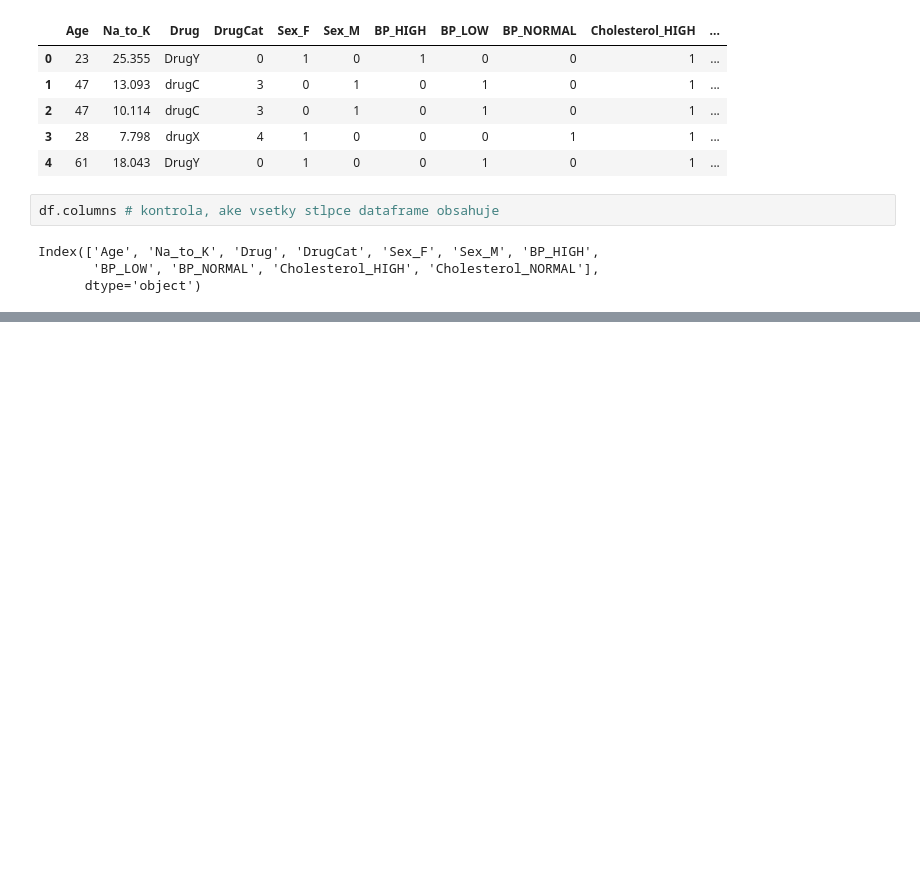
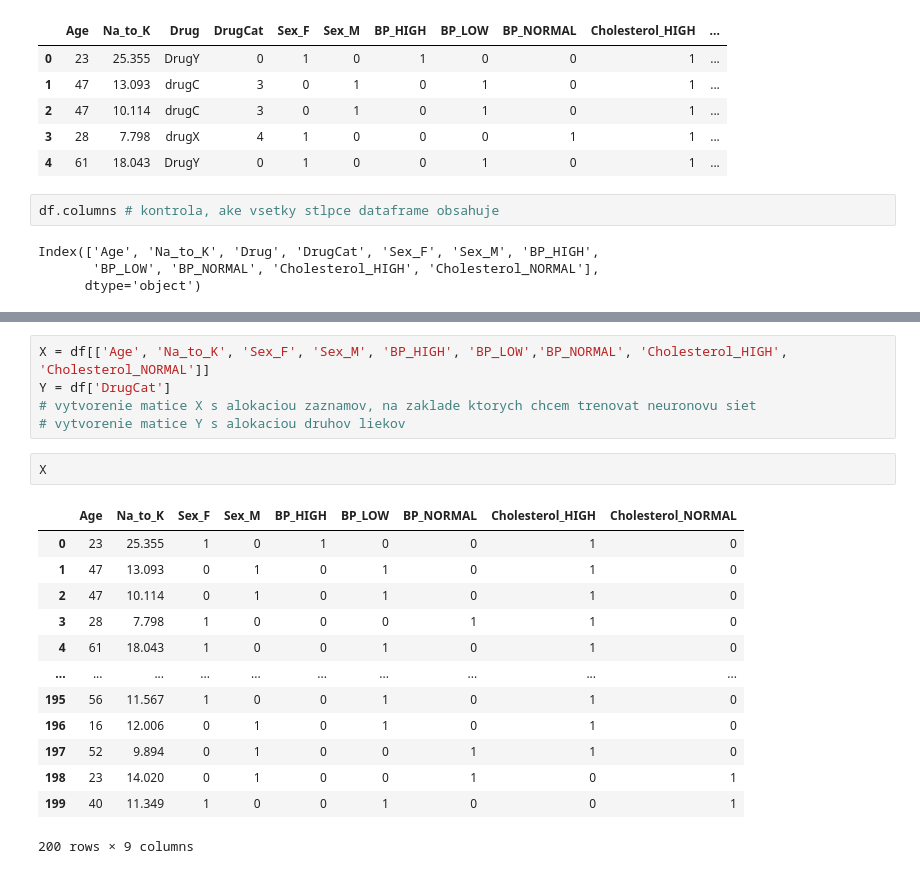
Before and after one commit to Frodas25/hrusovsky_NS2021, a Jupyter notebook: hrusovsky_NS2021.ipynb, the cells around one changed output, grey strips where cells are left out. Saved outputs shown, nothing was run; the diff lists cells and outputs as text; blank space fills up the shorter version.

```diff
--- a/hrusovsky_NS2021.ipynb
+++ b/hrusovsky_NS2021.ipynb
@@ -136,0 +138,21 @@ Index(['Age', 'Na_to_K', 'Drug', 'DrugCat', 'Sex_F', 'Sex_M', 'BP_HIGH',
+# %%
+X = df[['Age', 'Na_to_K', 'Sex_F', 'Sex_M', 'BP_HIGH', 'BP_LOW','BP_NORMAL', 'Cholesterol_HIGH', 'Cholesterol_NORMAL']]
+Y = df['DrugCat']
+# vytvorenie matice X s alokaciou zaznamov, na zaklade ktorych chcem trenovat neuronovu siet
+# vytvorenie matice Y s alokaciou druhov liekov
+# %%
+X
+# %% [output]
+|  | Age | Na_to_K | Sex_F | Sex_M | BP_HIGH | BP_LOW | BP_NORMAL | Cholesterol_HIGH | Cholesterol_NORMAL |
+| 0 | 23 | 25.355 | 1 | 0 | 1 | 0 | 0 | 1 | 0 |
+| 1 | 47 | 13.093 | 0 | 1 | 0 | 1 | 0 | 1 | 0 |
+| 2 | 47 | 10.114 | 0 | 1 | 0 | 1 | 0 | 1 | 0 |
+| 3 | 28 | 7.798 | 1 | 0 | 0 | 0 | 1 | 1 | 0 |
+| 4 | 61 | 18.043 | 1 | 0 | 0 | 1 | 0 | 1 | 0 |
+| ... | ... | ... | ... | ... | ... | ... | ... | ... | ... |
+| 195 | 56 | 11.567 | 1 | 0 | 0 | 1 | 0 | 1 | 0 |
+| 196 | 16 | 12.006 | 0 | 1 | 0 | 1 | 0 | 1 | 0 |
+| 197 | 52 | 9.894 | 0 | 1 | 0 | 0 | 1 | 1 | 0 |
+| 198 | 23 | 14.020 | 0 | 1 | 0 | 0 | 1 | 0 | 1 |
+| 199 | 40 | 11.349 | 1 | 0 | 0 | 1 | 0 | 0 | 1 |
+200 rows × 9 columns
```
Also changed, not shown: parts of 4 cells of this notebook.
